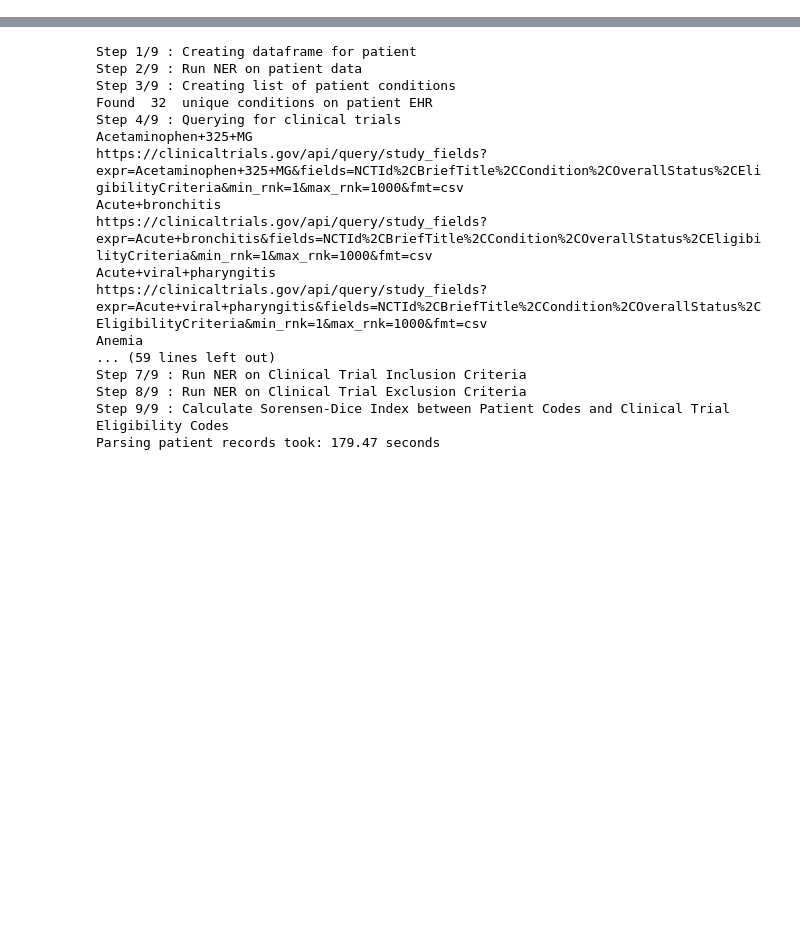
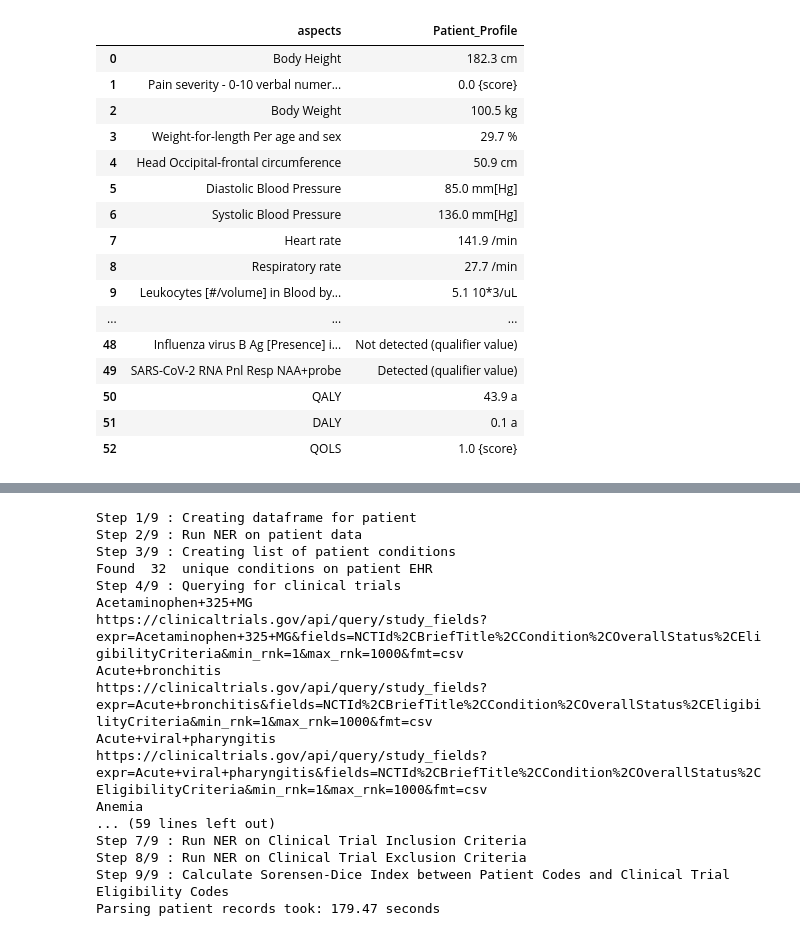
Before and after one commit to victormurcia/CTS_Test, a Jupyter notebook: CTS_Unifying_Routines.ipynb, the cells around one changed output, grey strips where cells are left out. Saved outputs shown, nothing was run; the diff lists cells and outputs as text; code cells hidden in the pictures; blank space fills up the shorter version.

```diff
--- a/CTS_Unifying_Routines.ipynb
+++ b/CTS_Unifying_Routines.ipynb
@@ -113,6 +114,7 @@ Mounted at /content/drive
 # %%
 #Load Patient Dataframe
-url ='https://raw.githubusercontent.com/victormurcia/CTS_Test/main/test_data/multi_veteran_df.csv'
+#url ='https://raw.githubusercontent.com/victormurcia/CTS_Test/main/test_data/multi_veteran_df.csv'
+url = 'https://raw.githubusercontent.com/victormurcia/CTS_Test/main/test_data/100_veteran_df.csv'
 patients_df = pd.read_csv(url)
 #patients_df
 
@@ -126,0 +167,38 @@ parsed_ct_ec = pd.read_csv(url)
+# %%
+#Select a single row from the DataFrame
+row_data = patients_df.loc[0]
+
+#Create a new DataFrame with the single row
+patient_df = pd.DataFrame([row_data], columns=row_data.index)
+
+observations  = ast.literal_eval(patient_df['DESCRIPTION_obs'][0].replace("nan", "None"))
+values        = ast.literal_eval(patient_df['VALUE_obs'][0].replace("nan", "None"))
+units         = ast.literal_eval(patient_df['UNITS_obs'][0].replace("nan", "None"))
+
+#Combine the observations, values, and units into a dictionary. Use observations as key. The most recent observation will be used.
+result_dict = dict(zip(observations, zip(values, units)))
+df = pd.DataFrame.from_dict(result_dict).fillna('')
+new_row = df.apply(lambda x: ' '.join(x), axis=0)
+new_df = df.append(new_row.transpose(), ignore_index=True).drop(index=[0, 1]).reset_index(drop=True).T.rename(columns={0: 'Patient_Profile'})
+new_df['aspects'] = df.columns
+new_df = new_df.reindex(columns=['aspects', 'Patient_Profile']).reset_index(drop=True)
+#new_df2 = new_df[['observations', 'value']].reset_index(drop=True)
+new_df
+# %% [output]
+|  | aspects | Patient_Profile |
+| 0 | Body Height | 182.3 cm |
+| 1 | Pain severity - 0-10 verbal numer... | 0.0 {score} |
+| 2 | Body Weight | 100.5 kg |
+| 3 | Weight-for-length Per age and sex | 29.7 % |
+| 4 | Head Occipital-frontal circumference | 50.9 cm |
+| 5 | Diastolic Blood Pressure | 85.0 mm[Hg] |
+| 6 | Systolic Blood Pressure | 136.0 mm[Hg] |
+| 7 | Heart rate | 141.9 /min |
+| 8 | Respiratory rate | 27.7 /min |
+| 9 | Leukocytes [#/volume] in Blood by... | 5.1 10*3/uL |
+| ... | ... | ... |
+| 48 | Influenza virus B Ag [Presence] i... | Not detected (qualifier value) |
+| 49 | SARS-CoV-2 RNA Pnl Resp NAA+probe | Detected (qualifier value) |
+| 50 | QALY | 43.9 a |
+| 51 | DALY | 0.1 a |
+| 52 | QOLS | 1.0 {score} |
```
Also changed, not shown: parts of 25 cells of this notebook.
